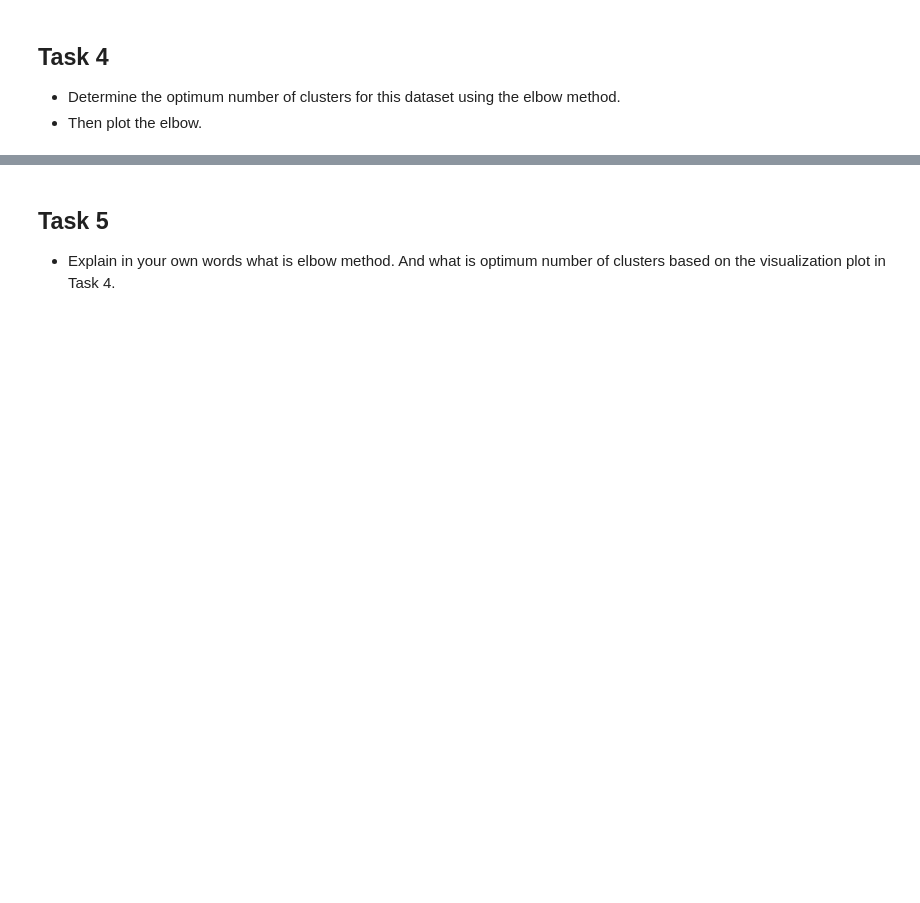
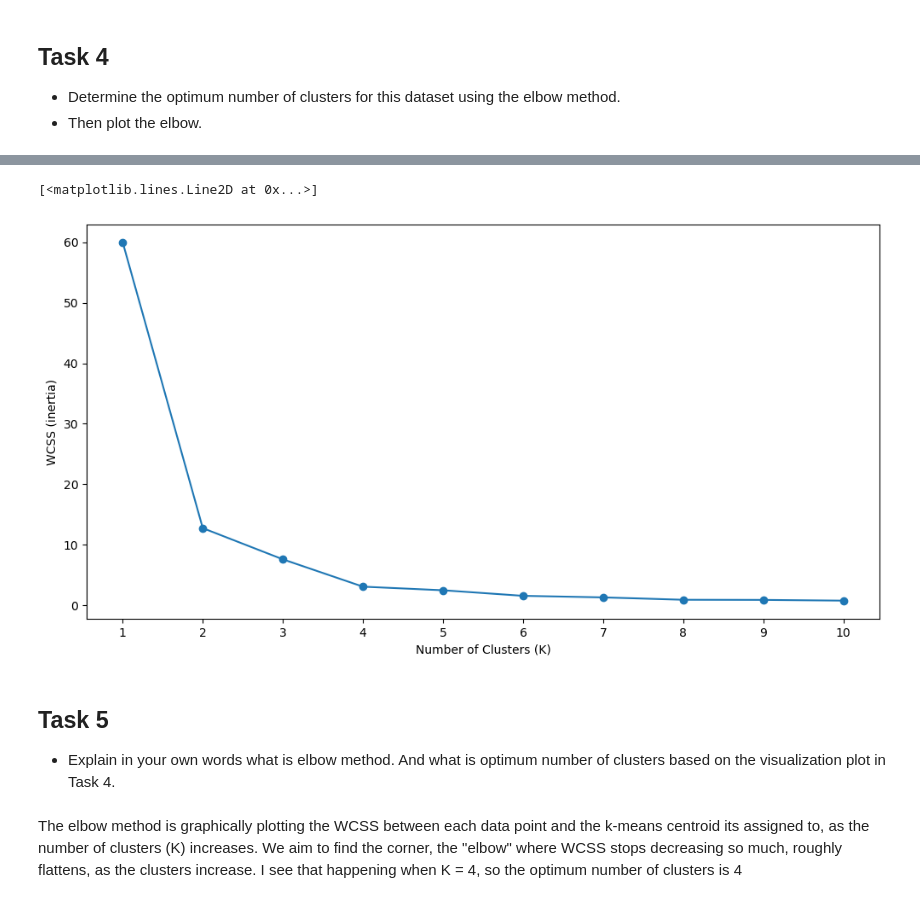
Before and after one commit to DysthymiaDemon/ICT2507C-Unsupervised-Learning, a Jupyter notebook: K_Means_Exercise_1.ipynb, the cells around one changed output, grey strips where cells are left out. Drawn from its saved outputs; the diff is of its cells as text; code cells hidden in the pictures; blank space fills up the shorter version.

```diff
--- a/K_Means_Exercise_1.ipynb
+++ b/K_Means_Exercise_1.ipynb
@@ -23,0 +121,7 @@ You are given a dataset that contains statistics about years of work experience
+# %%
+#do prof way
+from sklearn.preprocessing import scale as scale
+
+scaled_df = pd.DataFrame(scale(df.iloc[:,:]),columns=df.columns)
+scaled_df = pd.DataFrame(scaled_df)
+scaled_df
@@ -25,3 +147,19 @@ You are given a dataset that contains statistics about years of work experience
 ## Task 4
 - Determine the optimum number of clusters for this dataset using the elbow method.
 - Then plot the elbow.
+# %%
+k_range = range(1,11)
+k_wcss = []
+
+from sklearn.cluster import KMeans
+for kclusternumber in k_range:
+    clusters = KMeans(kclusternumber)
+    clusters.fit(scaled_df)
+    k_wcss.append(clusters.inertia_)
+
+from collections import OrderedDict
+clusters_df = pd.DataFrame(OrderedDict(
+    {"k_clusters": k_range,
+     "k_wcss": k_wcss}
+))
+clusters_df
@@ -28,3 +178,21 @@ You are given a dataset that contains statistics about years of work experience
+# %%
+import matplotlib.pyplot as plt
+import numpy as np
+
+plt.figure(figsize=(12,6))
+plt.xlabel('Number of Clusters (K)')
+plt.ylabel('WCSS (inertia)')
+plt.xticks(np.arange(min(clusters_df.k_clusters),
+                     max(clusters_df.k_clusters)+1,
+                     1.0))
+plt.plot(clusters_df.k_clusters,
+         clusters_df.k_wcss,
+         marker = "o")
+# %% [output]
+[<matplotlib.lines.Line2D at 0x...>]
+[figure, added]
 # %% [markdown]
 ## Task 5
 - Explain in your own words what is elbow method. And what is optimum number of clusters based on the visualization plot in Task 4.
+# %% [markdown]
+The elbow method is graphically plotting the WCSS between each data point and the k-means centroid its assigned to, as the number of clusters (K) increases. We aim to find the corner, the "elbow" where WCSS stops decreasing so much, roughly flattens, as the clusters increase. I see that happening when K = 4, so the optimum number of clusters is 4
```
Also changed, not shown: parts of 9 cells of this notebook, 1 other file.
